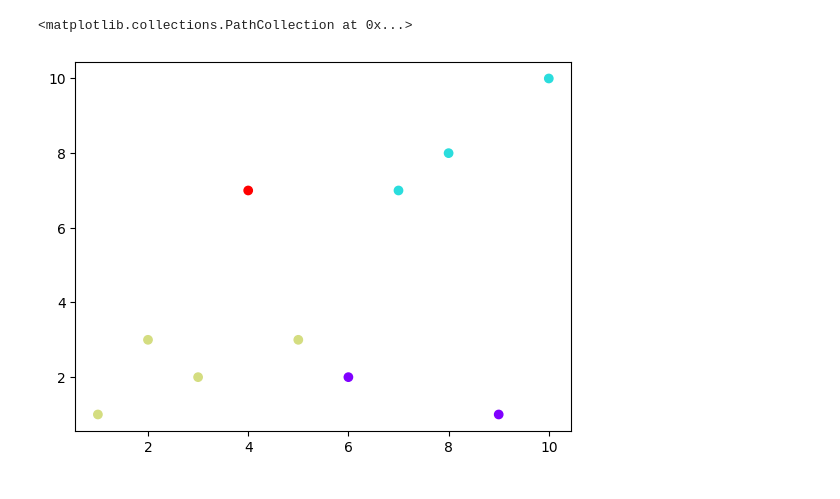
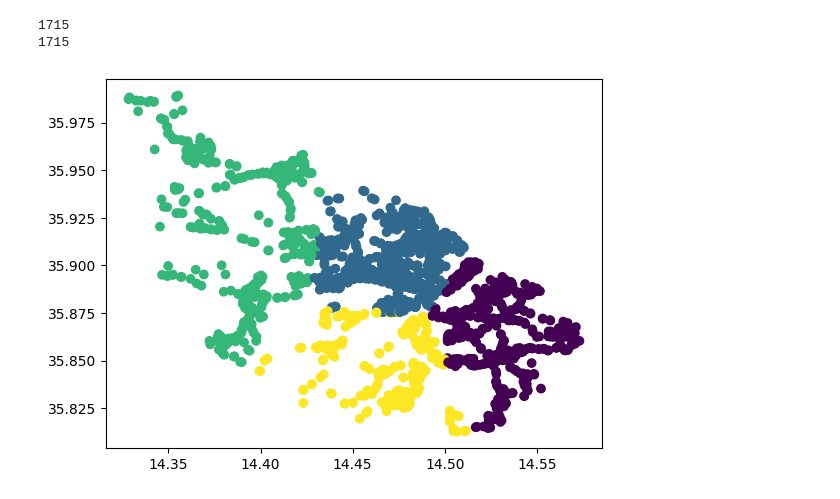
Before and after one commit to lukecardona/FYP-Flexible-Bus, a Jupyter notebook: kmeansTest.ipynb, the cells around one changed output. Saved outputs shown, nothing was run; the diff lists cells and outputs as text; code cells hidden in the pictures.

Commit message:
K-Means clustering of bus stops

```diff
--- a/kmeansTest.ipynb
+++ b/kmeansTest.ipynb
@@ -21,28 +3,57 @@ Successfully installed joblib-1.3.2 scikit-learn-1.4.1.post1 scipy-1.12.0 thread
 # %%
 from sklearn.cluster import KMeans
 import numpy as np
 import matplotlib.pyplot as plt
 import json
 
 BUS_STOP_DATA_PATH = "C:/Users/lukec/Documents/Thesis/BusRouting/FYP-Flexible-Bus/Data/BusStopsMalta/export.json"
 f = open(BUS_STOP_DATA_PATH, "r",encoding="utf-8")
 data = json.load(f)
 elements = data["elements"]
 
 longitudes = []
 latitudes = []
 for element in elements:
     longitudes.append(element["lon"])
     latitudes.append(element["lat"])
 
 print(len(longitudes))
 print(len(latitudes))
 
 data = list(zip(longitudes, latitudes))
 kmeans = KMeans(n_clusters=4)
 kmeans.fit(data)
 
-plt.scatter(longitudes, latitudes, c=kmeans.labels_, cmap='rainbow')
+plt.scatter(longitudes, latitudes, c=kmeans.labels_)
+
+#Create a new json file with the cluster data
+cluster_data = {
+    "clusters": 4, #Number of clusters
+    "cluster_data": {
+        #Create 4 empty arrays for the clusters
+        "0": [],
+        "1": [],
+        "2": [],
+        "3": []
+    }
+}
+
+for i in range(len(longitudes)):
+    cluster_data["cluster_data"][str(kmeans.labels_[i])].append({
+        "lat": latitudes[i],
+        "lon": longitudes[i]
+    })
+
+cluster_data["cluster_centers"] = {}
+for i in range(len(kmeans.cluster_centers_)):
+    cluster_data["cluster_centers"][i] = {
+        "lat": kmeans.cluster_centers_[i][1],
+        "lon": kmeans.cluster_centers_[i][0]
+    }
+
+with open('C:/Users/lukec/Documents/Thesis/BusRouting/FYP-Flexible-Bus/Data/BusStopsMalta/clustered.json', 'w+') as outfile:
+    json.dump(cluster_data, outfile)
 # %% [output]
-<matplotlib.collections.PathCollection at 0x...>
+1715
+1715
-[figure, old version]
+[figure, new version]
```
Also changed, not shown: parts of 1 cell of this notebook, 1 other file.
